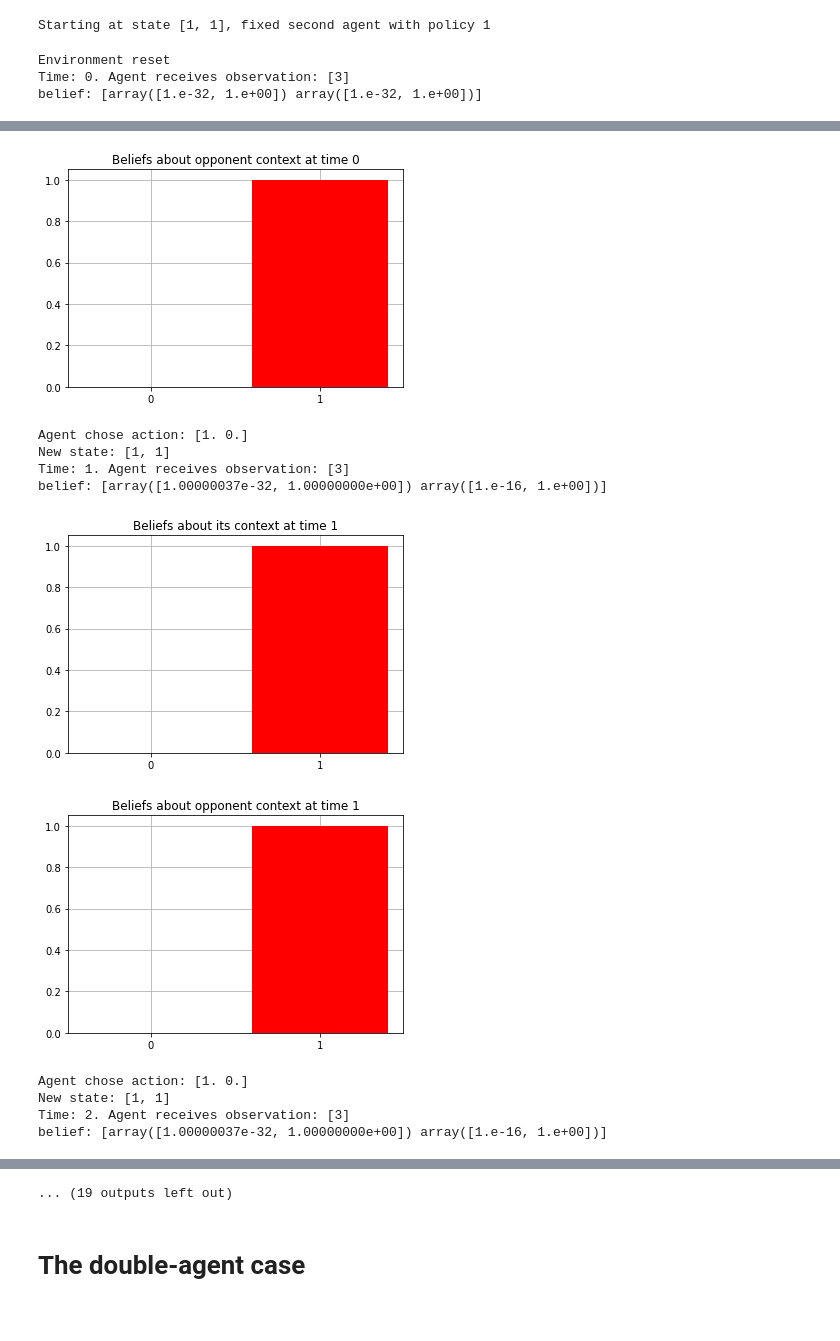
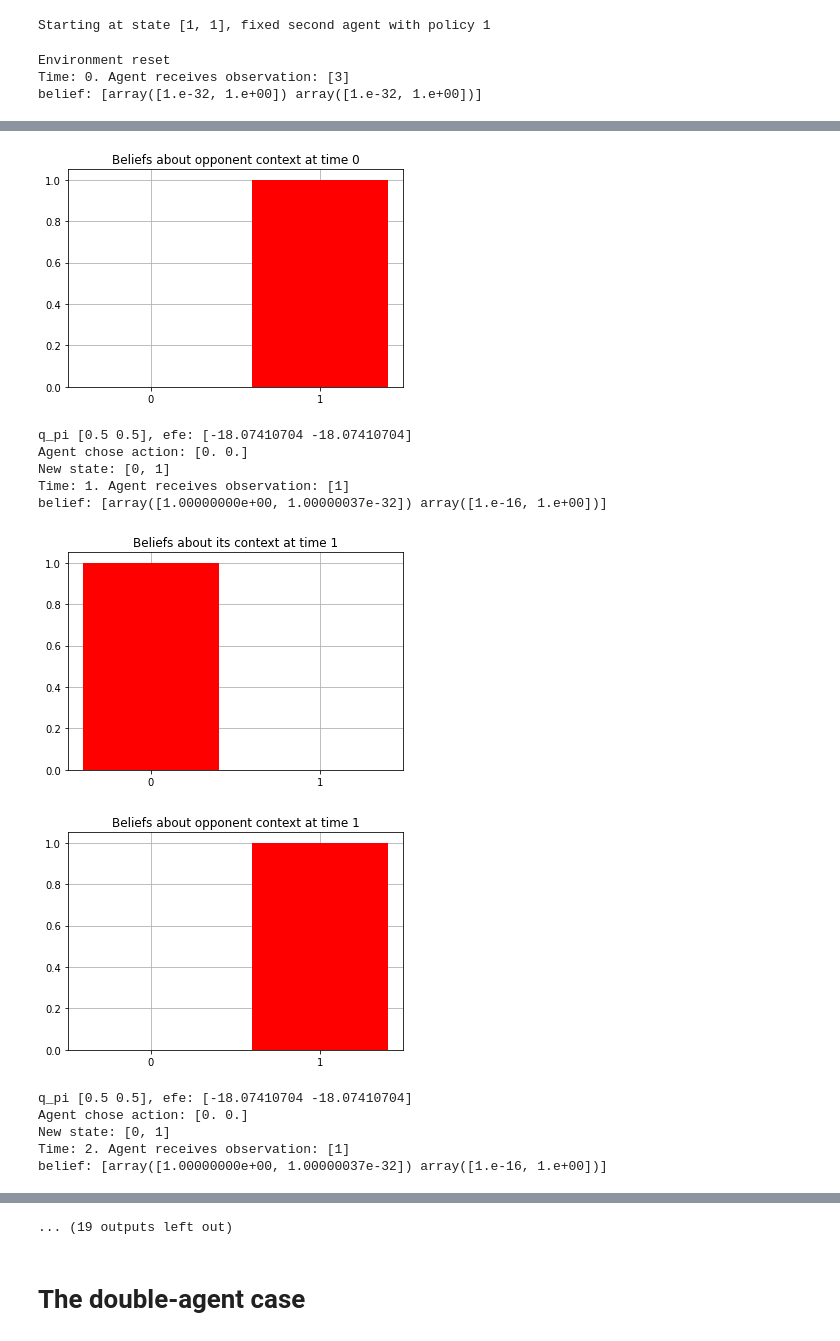
Before and after one commit to smejak/networked-actinf, a Jupyter notebook: 02_consensus_problem_general.ipynb, the cells around one changed output, grey strips where cells are left out. Saved outputs shown, nothing was run; the diff lists cells and outputs as text; code cells hidden in the pictures.

Commit message:
Added preference learning

```diff
--- a/02_consensus_problem_general.ipynb
+++ b/02_consensus_problem_general.ipynb
@@ -18,7 +39,7 @@ num_actions_1 = 1 # I do not control the state of the other agent
 num_controls = [2, 1]
 num_control_factors = len(num_controls)
 
-preferences = [100, -10, -10, 100000]
+preferences = [100, 0, 0, 100]
 # %%
 def generate_A(num_obs_modalities: int, obs: List[int], hidden_states: List[int]):
 
@@ -72,7 +93,7 @@ def generate_agent(
         preferences: List[int],
         self_state: List = [0, 1.0],
         opp_state: List = [0, 1.0],
-        policy_len: int = 2
+        policy_len: int = 1
     ):
 
     A = generate_A(num_obs_modalities, obs, hidden_states)
@@ -80,7 +101,7 @@ def generate_agent(
     C = generate_C(num_obs_modalities, preferences)
     D = generate_D(num_hidden_state_factors, self_state, opp_state)
 
-    agent = Agent(A=A, B=B, C=C, D=D, num_controls=num_controls, policy_len=policy_len)
+    agent = Agent(A=A, B=B, C=C, D=D, num_controls=num_controls, policy_len=policy_len, action_selection="deterministic")
 
     return agent
 # %%
@@ -113,36 +150,49 @@ Starting at state [1, 1], fixed second agent with policy 1
 # %%
 from utils import plot_beliefs
 
 def actinf_loop(agent, env, T=10):
     obs = env.reset()
+    pC = utils.dirichlet_like(agent.C, scale=1e-6)
+    pC_learning_rate = 0.2
 
     for t in range(T):
         print(f"Time: {t}. Agent receives observation: {obs}")
         qs = agent.infer_states(obs)
+
+        for m in range(len(obs)):
+            pC[m][obs[m]] += pC_learning_rate
+
+        new_C = utils.norm_dist_obj_arr(pC)
+        if t>0:
+            agent.C = new_C
+
         print(f"belief: {qs}")
         plot_beliefs(qs[0], title_str = f"Beliefs about its context at time {t}")
         plot_beliefs(qs[1], title_str = f"Beliefs about opponent context at time {t}")
         q_pi, efe = agent.infer_policies()
+        print(f"q_pi {q_pi}, efe: {efe}")
         chosen_action = agent.sample_action()
         print(f"Agent chose action: {chosen_action}")
 
         obs = env.step(chosen_action[0])
         print(f"New state: {env.current_state}")
 
 actinf_loop(agent_0, env, 10)
 # %% [output]
 Environment reset
 Time: 0. Agent receives observation: [3]
 belief: [array([1.e-32, 1.e+00]) array([1.e-32, 1.e+00])]
 [figure]
 [figure]
-Agent chose action: [1. 0.]
-New state: [1, 1]
-Time: 1. Agent receives observation: [3]
-belief: [array([1.00000037e-32, 1.00000000e+00]) array([1.e-16, 1.e+00])]
+q_pi [0.5 0.5], efe: [-18.07410704 -18.07410704]
+Agent chose action: [0. 0.]
+New state: [0, 1]
+Time: 1. Agent receives observation: [1]
+belief: [array([1.00000000e+00, 1.00000037e-32]) array([1.e-16, 1.e+00])]
-[figure, old version]
+[figure, new version]
 [figure]
-Agent chose action: [1. 0.]
-New state: [1, 1]
-Time: 2. Agent receives observation: [3]
-belief: [array([1.00000037e-32, 1.00000000e+00]) array([1.e-16, 1.e+00])]
+q_pi [0.5 0.5], efe: [-18.07410704 -18.07410704]
+Agent chose action: [0. 0.]
+New state: [0, 1]
+Time: 2. Agent receives observation: [1]
+belief: [array([1.00000000e+00, 1.00000037e-32]) array([1.e-16, 1.e+00])]
```
Also changed, not shown: parts of 5 cells of this notebook.
